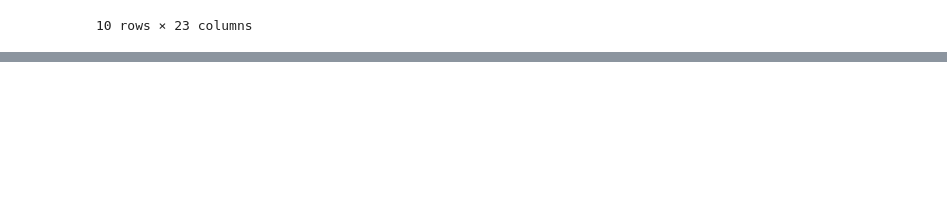
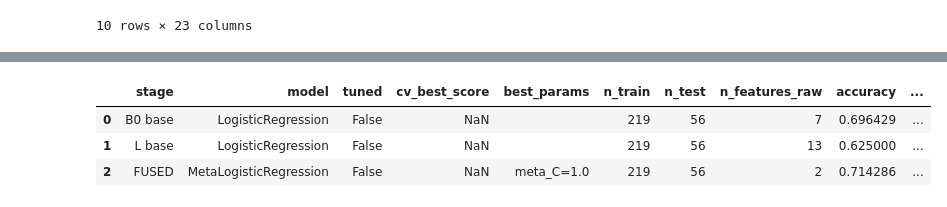
Before and after one commit to Pelmeshek1706/willis_2_airest, a Jupyter notebook: section_f_clear.ipynb, the cells around one changed output, grey strips where cells are left out. Cells and saved outputs as stored; diff of their text form; code cells hidden in the pictures; blank space fills up the shorter version.

```diff
--- a/section_f_clear.ipynb
+++ b/section_f_clear.ipynb
@@ -1924,0 +2620,11 @@ res_b0_l_ptsd
+# %%
+res_ukr = run_late_fusion_pipeline_clean(
+    dataset_b0_path="/Users/pelmeshek1706/Desktop/projects/airest_notebooks/data/dataset_B0_gemma_ukr_test_small.csv",
+    dataset_l_path="/Users/pelmeshek1706/Desktop/projects/airest_notebooks/data/dataset_L_gemma_ukr_add_small.csv",
+    base_model_b0="LogisticRegression",
+    base_model_l="LogisticRegression",
+    tune_tree_models=False,
+    compute_importance=True,
+    # feature_selection=False,  # set True to do train-only raw-column selection per modality
+    target_col='PTSD_label',
+)
@@ -1924,0 +2690,7 @@ res_b0_l_ptsd
+# %%
+res_ukr
+# %% [output]
+|  | stage | model | tuned | cv_best_score | best_params | n_train | n_test | n_features_raw | accuracy | ... |
+| 0 | B0 base | LogisticRegression | False | NaN |  | 219 | 56 | 7 | 0.696429 | ... |
+| 1 | L base | LogisticRegression | False | NaN |  | 219 | 56 | 13 | 0.625000 | ... |
+| 2 | FUSED | MetaLogisticRegression | False | NaN | meta_C=1.0 | 219 | 56 | 2 | 0.714286 | ... |
```
Also changed, not shown: parts of 7 cells of this notebook.
